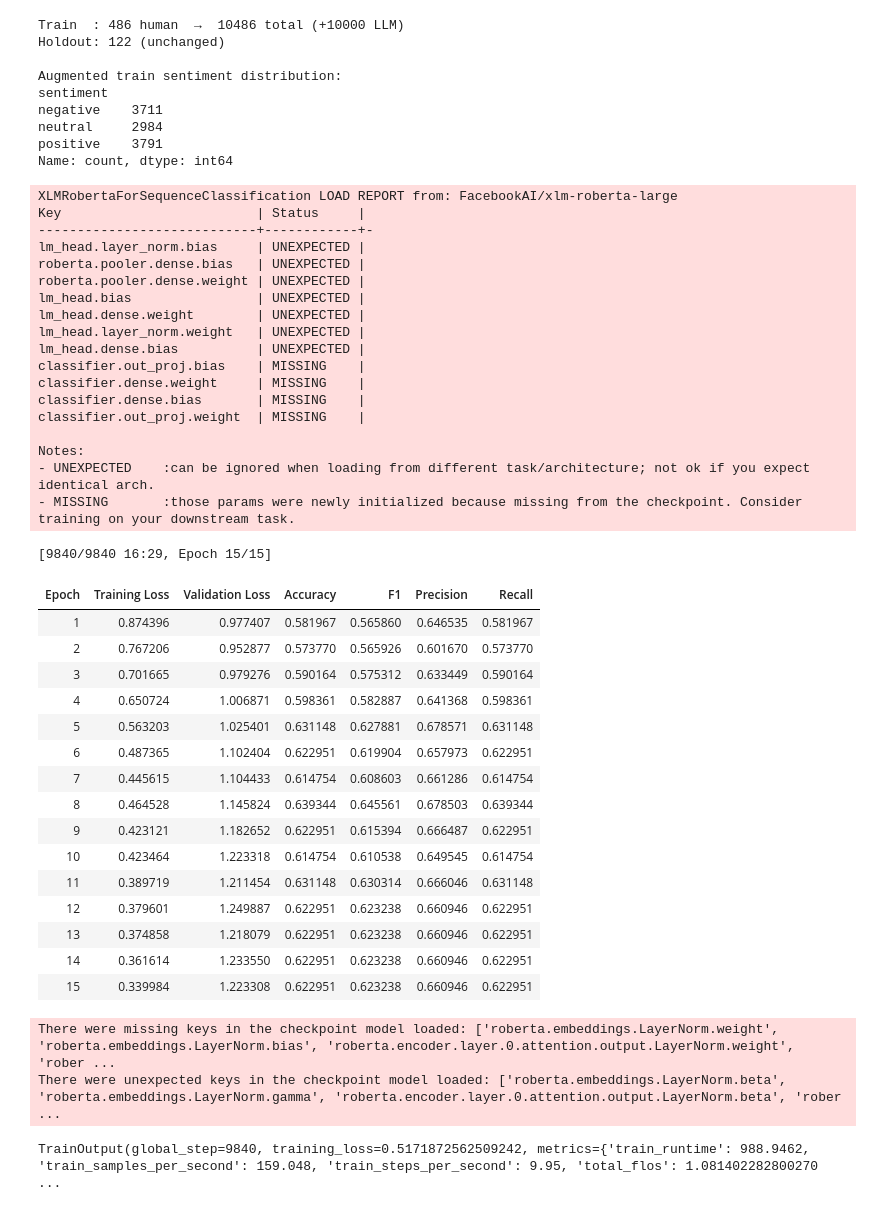
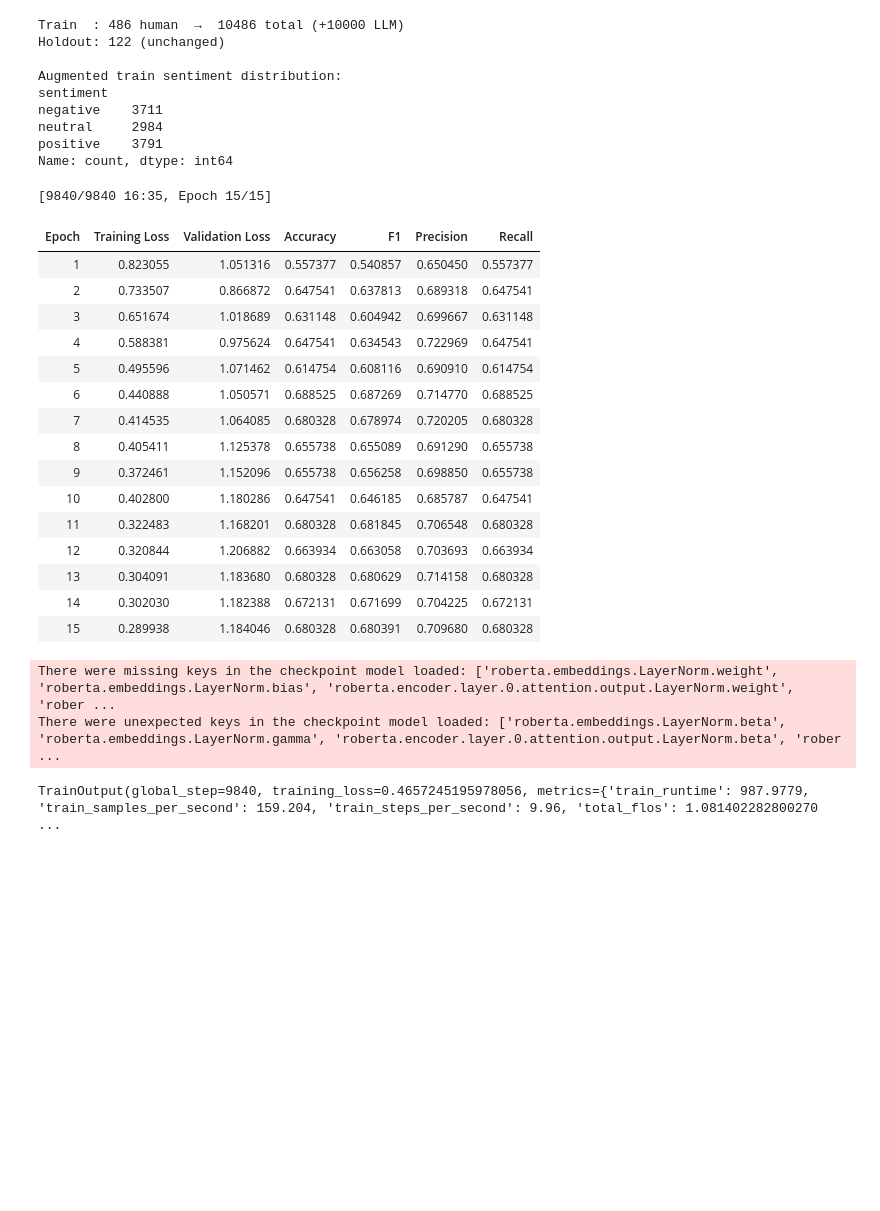
Before and after one commit to shakunage/thesis-work, a Jupyter notebook: sentiment/predict_labeled_xlmroberta10000finnsentiment.ipynb, the cells around one changed output. Cells and saved outputs as stored; diff of their text form; code cells hidden in the pictures; blank space fills up the shorter version.

```diff
--- a/sentiment/predict_labeled_xlmroberta10000finnsentiment.ipynb
+++ b/sentiment/predict_labeled_xlmroberta10000finnsentiment.ipynb
@@ -350,9 +355,9 @@ neutral     2984
 positive    3791
 Name: count, dtype: int64
 # %%
-# Reload base model fresh — same starting point as before, not the already fine-tuned weights
+# Fine tuned weights as new base — should converge faster and handle more data better than starting from the original base model
 model_aug = AutoModelForSequenceClassification.from_pretrained(
-    MODEL_PATH,
+    FINETUNED_MODEL_PATH,
     num_labels=NUM_LABELS,
     device_map="auto",
     dtype=torch.bfloat16,
@@ -361,78 +366,60 @@ model_aug = AutoModelForSequenceClassification.from_pretrained(
 ft_train_augmented_ds = make_hf_dataset(ft_train_augmented_df)
 # ft_holdout_ds is unchanged
 
-AUGMENTED_MODEL_PATH = '/content/drive/MyDrive/ColabThesisData/final_model_finetuned_augmented/'
+AUGMENTED_MODEL_PATH = f'/content/drive/MyDrive/ColabThesisData/{BASE_MODEL.split("/")[-1]}_augmented_{timestamp}/'
 
 aug_training_args = TrainingArguments(
     output_dir='/tmp/aug_checkpoints/',
     num_train_epochs=15,         # more data needs more epochs to converge
     per_device_train_batch_size=16,
     per_device_eval_batch_size=32,
     learning_rate=3e-5,          # slightly higher — larger dataset can support it
     weight_decay=0.01,
     warmup_steps=250,
     logging_steps=50,            # log training loss every 50 steps so we can see it move
     eval_strategy="epoch",
     save_strategy="epoch",
     save_total_limit=1,
     load_best_model_at_end=True,
     metric_for_best_model="f1",
     greater_is_better=True,
     bf16=torch.cuda.is_available(),
     report_to="none",
     remove_unused_columns=True,
 )
 
 aug_trainer = Trainer(
     model=model_aug,
     args=aug_training_args,
     train_dataset=ft_train_augmented_ds,
     eval_dataset=ft_holdout_ds,
     processing_class=tokenizer,
     data_collator=DataCollatorWithPadding(tokenizer=tokenizer),
     compute_metrics=compute_metrics,
 )
 
 aug_trainer.train()
 # %% [output]
-XLMRobertaForSequenceClassification LOAD REPORT from: FacebookAI/xlm-roberta-large
-Key                         | Status     |
-----------------------------+------------+-
-lm_head.layer_norm.bias     | UNEXPECTED |
-roberta.pooler.dense.bias   | UNEXPECTED |
-roberta.pooler.dense.weight | UNEXPECTED |
-lm_head.bias                | UNEXPECTED |
-lm_head.dense.weight        | UNEXPECTED |
-lm_head.layer_norm.weight   | UNEXPECTED |
-lm_head.dense.bias          | UNEXPECTED |
-classifier.out_proj.bias    | MISSING    |
-classifier.dense.weight     | MISSING    |
-classifier.dense.bias       | MISSING    |
-classifier.out_proj.weight  | MISSING    |
-
-Notes:
-- UNEXPECTED    :can be ignored when loading from different task/architecture; not ok if you expect identical arch.
-- MISSING       :those params were newly initialized because missing from the checkpoint. Consider training on your downstream task.
+[9840/9840 16:35, Epoch 15/15]
+| Epoch | Training Loss | Validation Loss | Accuracy | F1 | Precision | Recall |
+| 1 | 0.823055 | 1.051316 | 0.557377 | 0.540857 | 0.650450 | 0.557377 |
+| 2 | 0.733507 | 0.866872 | 0.647541 | 0.637813 | 0.689318 | 0.647541 |
+| 3 | 0.651674 | 1.018689 | 0.631148 | 0.604942 | 0.699667 | 0.631148 |
+| 4 | 0.588381 | 0.975624 | 0.647541 | 0.634543 | 0.722969 | 0.647541 |
+| 5 | 0.495596 | 1.071462 | 0.614754 | 0.608116 | 0.690910 | 0.614754 |
+| 6 | 0.440888 | 1.050571 | 0.688525 | 0.687269 | 0.714770 | 0.688525 |
+| 7 | 0.414535 | 1.064085 | 0.680328 | 0.678974 | 0.720205 | 0.680328 |
+| 8 | 0.405411 | 1.125378 | 0.655738 | 0.655089 | 0.691290 | 0.655738 |
+| 9 | 0.372461 | 1.152096 | 0.655738 | 0.656258 | 0.698850 | 0.655738 |
+| 10 | 0.402800 | 1.180286 | 0.647541 | 0.646185 | 0.685787 | 0.647541 |
+| 11 | 0.322483 | 1.168201 | 0.680328 | 0.681845 | 0.706548 | 0.680328 |
+| 12 | 0.320844 | 1.206882 | 0.663934 | 0.663058 | 0.703693 | 0.663934 |
+| 13 | 0.304091 | 1.183680 | 0.680328 | 0.680629 | 0.714158 | 0.680328 |
+| 14 | 0.302030 | 1.182388 | 0.672131 | 0.671699 | 0.704225 | 0.672131 |
+| 15 | 0.289938 | 1.184046 | 0.680328 | 0.680391 | 0.709680 | 0.680328 |
-[9840/9840 16:29, Epoch 15/15]
+There were missing keys in the checkpoint model loaded: ['roberta.embeddings.LayerNorm.weight', 'roberta.embeddings.LayerNorm.bias', 'roberta.encoder.layer.0.attention.output.LayerNorm.weight', 'rober ...
+There were unexpected keys in the checkpoint model loaded: ['roberta.embeddings.LayerNorm.beta', 'roberta.embeddings.LayerNorm.gamma', 'roberta.encoder.layer.0.attention.output.LayerNorm.beta', 'rober ...
-| Epoch | Training Loss | Validation Loss | Accuracy | F1 | Precision | Recall |
-| 1 | 0.874396 | 0.977407 | 0.581967 | 0.565860 | 0.646535 | 0.581967 |
-| 2 | 0.767206 | 0.952877 | 0.573770 | 0.565926 | 0.601670 | 0.573770 |
-| 3 | 0.701665 | 0.979276 | 0.590164 | 0.575312 | 0.633449 | 0.590164 |
-| 4 | 0.650724 | 1.006871 | 0.598361 | 0.582887 | 0.641368 | 0.598361 |
-| 5 | 0.563203 | 1.025401 | 0.631148 | 0.627881 | 0.678571 | 0.631148 |
-| 6 | 0.487365 | 1.102404 | 0.622951 | 0.619904 | 0.657973 | 0.622951 |
-| 7 | 0.445615 | 1.104433 | 0.614754 | 0.608603 | 0.661286 | 0.614754 |
-| 8 | 0.464528 | 1.145824 | 0.639344 | 0.645561 | 0.678503 | 0.639344 |
-| 9 | 0.423121 | 1.182652 | 0.622951 | 0.615394 | 0.666487 | 0.622951 |
-| 10 | 0.423464 | 1.223318 | 0.614754 | 0.610538 | 0.649545 | 0.614754 |
-| 11 | 0.389719 | 1.211454 | 0.631148 | 0.630314 | 0.666046 | 0.631148 |
-| 12 | 0.379601 | 1.249887 | 0.622951 | 0.623238 | 0.660946 | 0.622951 |
-| 13 | 0.374858 | 1.218079 | 0.622951 | 0.623238 | 0.660946 | 0.622951 |
-| 14 | 0.361614 | 1.233550 | 0.622951 | 0.623238 | 0.660946 | 0.622951 |
-| 15 | 0.339984 | 1.223308 | 0.622951 | 0.623238 | 0.660946 | 0.622951 |
-There were missing keys in the checkpoint model loaded: ['roberta.embeddings.LayerNorm.weight', 'roberta.embeddings.LayerNorm.bias', 'roberta.encoder.layer.0.attention.output.LayerNorm.weight', 'rober ...
-There were unexpected keys in the checkpoint model loaded: ['roberta.embeddings.LayerNorm.beta', 'roberta.embeddings.LayerNorm.gamma', 'roberta.encoder.layer.0.attention.output.LayerNorm.beta', 'rober ...
+TrainOutput(global_step=9840, training_loss=0.4657245195978056, metrics={'train_runtime': 987.9779, 'train_samples_per_second': 159.204, 'train_steps_per_second': 9.96, 'total_flos': 1.081402282800270 ...
-TrainOutput(global_step=9840, training_loss=0.5171872562509242, metrics={'train_runtime': 988.9462, 'train_samples_per_second': 159.048, 'train_steps_per_second': 9.95, 'total_flos': 1.081402282800270 ...
 # %%
 aug_trainer.save_model(AUGMENTED_MODEL_PATH)
 tokenizer.save_pretrained(AUGMENTED_MODEL_PATH)
```
Also changed, not shown: parts of 17 cells of this notebook.
